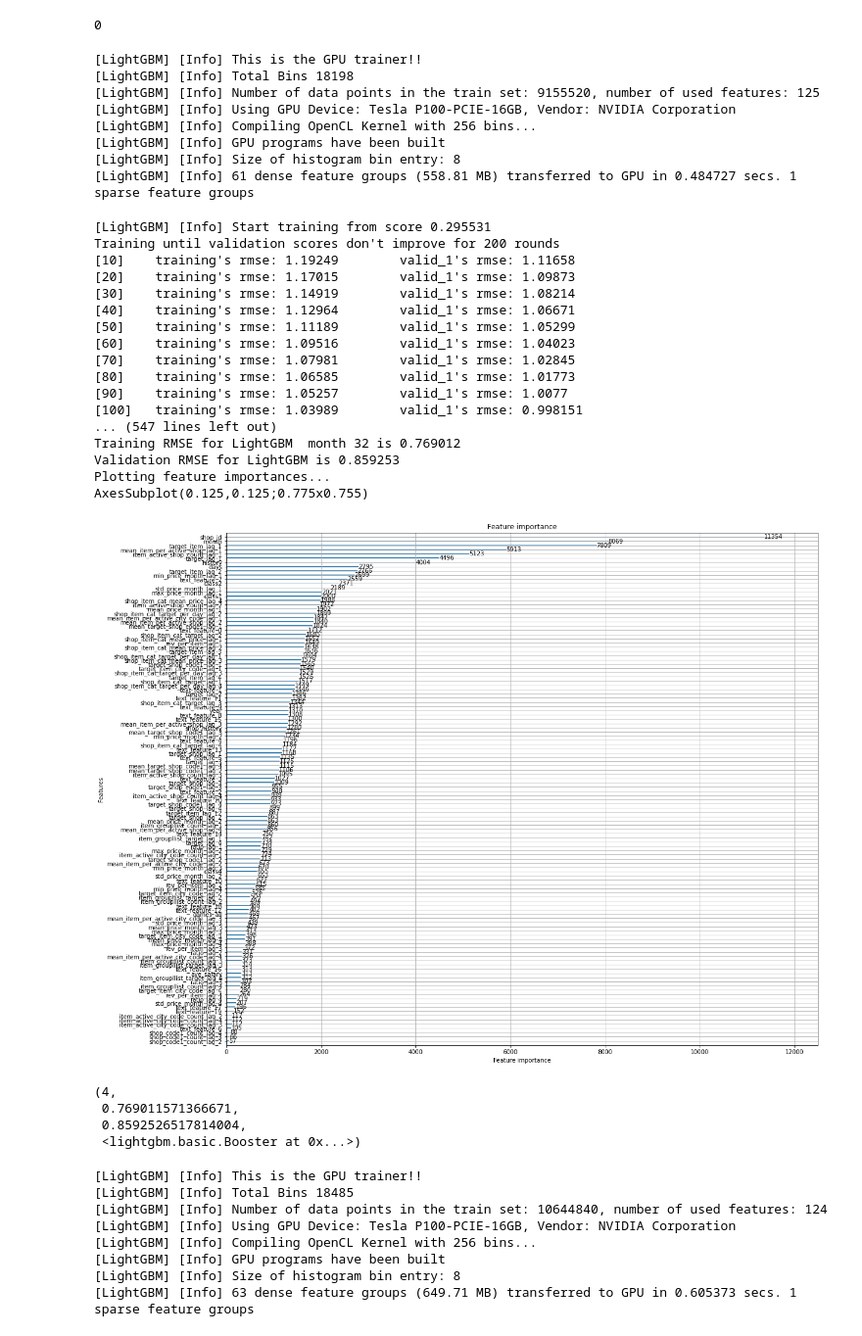
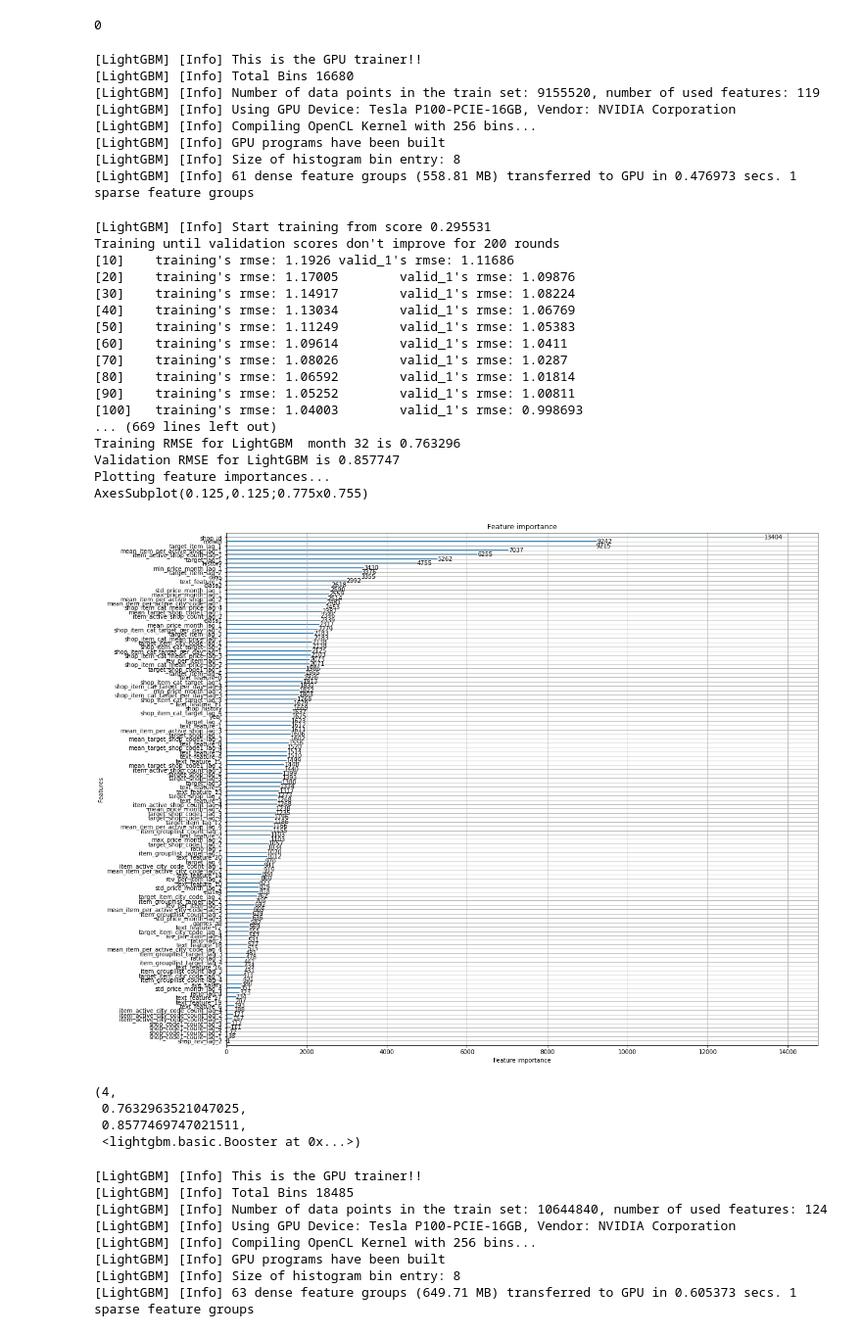
Before and after one commit to chayn1v/temp_lightgbm, a Jupyter notebook: lightgbm_lvl2_get_rid_of_extras.ipynb, the cells around one changed output. Shown at 98% size. Cells and saved outputs as stored; diff of their text form; code cells hidden in the pictures.

```diff
--- a/lightgbm_lvl2_get_rid_of_extras.ipynb
+++ b/lightgbm_lvl2_get_rid_of_extras.ipynb
@@ -989,9 +991,9 @@ gc.collect()
 # %%
 #print(X_val.loc[X_val.date_block_num==33,'shop_id'].value_counts())
 #print(X_val.loc[X_val.date_block_num==33,'shop_id'].nunique())
-least_important_cat_features=['item_category_id','item_id']
+#least_important_cat_features=['item_category_id','item_id']
 
-
+least_important_cat_features= ['shop_id','item_category_id','item_id','min_price_month_lag_3','max_price_month_lag_3','mean_price_month_lag_3', 'min_price_month_lag_4','max_price_month_lag_4','mean_price_month_lag_4']
 X_train32=X_train32.drop(least_important_cat_features,axis=1)
 
 X_train =X_train.drop(least_important_cat_features,axis=1)
@@ -1000,55 +1002,55 @@ X_test =X_test.drop(least_important_cat_features,axis=1)
 # %%
  #duct_tape
 gc.collect()
 
 params = {
     'objective': 'mse',
     'metric': 'rmse',
     #'num_leaves': 2 ** 7 - 1,
     'device': 'gpu',
     'learning_rate': 0.005,
     'feature_fraction': 0.7,
     'bagging_fraction': 0.7,
-    #'lambda_l1':  1.4166324207094624e-08,
-    #'lambda_l2':   0.0002214880864217134,
+    'lambda_l1':  1.4166324207094624e-08,
+    'lambda_l2':   0.0002214880864217134,
     'bagging_freq': 1,
     'seed': 1,
     'verbose': 1,
     'num_iterations': 8000,
      'early_stopping_round': 200,
      'cat_l2' :10
 }
 lgb_val_rmse(X_train, y_train, X_val, y_val ,params,M )
 # %% [output]
 [LightGBM] [Info] This is the GPU trainer!!
-[LightGBM] [Info] Total Bins 18198
-[LightGBM] [Info] Number of data points in the train set: 9155520, number of used features: 125
+[LightGBM] [Info] Total Bins 16680
+[LightGBM] [Info] Number of data points in the train set: 9155520, number of used features: 119
 [LightGBM] [Info] Using GPU Device: Tesla P100-PCIE-16GB, Vendor: NVIDIA Corporation
 [LightGBM] [Info] Compiling OpenCL Kernel with 256 bins...
 [LightGBM] [Info] GPU programs have been built
 [LightGBM] [Info] Size of histogram bin entry: 8
-[LightGBM] [Info] 61 dense feature groups (558.81 MB) transferred to GPU in 0.484727 secs. 1 sparse feature groups
+[LightGBM] [Info] 61 dense feature groups (558.81 MB) transferred to GPU in 0.476973 secs. 1 sparse feature groups
 [LightGBM] [Info] Start training from score 0.295531
 Training until validation scores don't improve for 200 rounds
-[10]    training's rmse: 1.19249        valid_1's rmse: 1.11658
-[20]    training's rmse: 1.17015        valid_1's rmse: 1.09873
-[30]    training's rmse: 1.14919        valid_1's rmse: 1.08214
-[40]    training's rmse: 1.12964        valid_1's rmse: 1.06671
-[50]    training's rmse: 1.11189        valid_1's rmse: 1.05299
-[60]    training's rmse: 1.09516        valid_1's rmse: 1.04023
-[70]    training's rmse: 1.07981        valid_1's rmse: 1.02845
-[80]    training's rmse: 1.06585        valid_1's rmse: 1.01773
-[90]    training's rmse: 1.05257        valid_1's rmse: 1.0077
-[100]   training's rmse: 1.03989        valid_1's rmse: 0.998151
-... (547 lines left out)
-Training RMSE for LightGBM  month 32 is 0.769012
-Validation RMSE for LightGBM is 0.859253
+[10]    training's rmse: 1.1926 valid_1's rmse: 1.11686
+[20]    training's rmse: 1.17005        valid_1's rmse: 1.09876
+[30]    training's rmse: 1.14917        valid_1's rmse: 1.08224
+[40]    training's rmse: 1.13034        valid_1's rmse: 1.06769
+[50]    training's rmse: 1.11249        valid_1's rmse: 1.05383
+[60]    training's rmse: 1.09614        valid_1's rmse: 1.0411
+[70]    training's rmse: 1.08026        valid_1's rmse: 1.0287
+[80]    training's rmse: 1.06592        valid_1's rmse: 1.01814
+[90]    training's rmse: 1.05252        valid_1's rmse: 1.00811
+[100]   training's rmse: 1.04003        valid_1's rmse: 0.998693
+... (669 lines left out)
+Training RMSE for LightGBM  month 32 is 0.763296
+Validation RMSE for LightGBM is 0.857747
 Plotting feature importances...
 AxesSubplot(0.125,0.125;0.775x0.755)
-[figure, old version]
+[figure, new version]
 (4,
- 0.769011571366671,
- 0.8592526517814004,
+ 0.7632963521047025,
+ 0.8577469747021511,
  <lightgbm.basic.Booster at 0x...>)
 # %%
 #least_important_cat_features=['text_feature_17','text_feature_19','text_feature_6','item_id']
```
Also changed, not shown: parts of 6 cells of this notebook.
